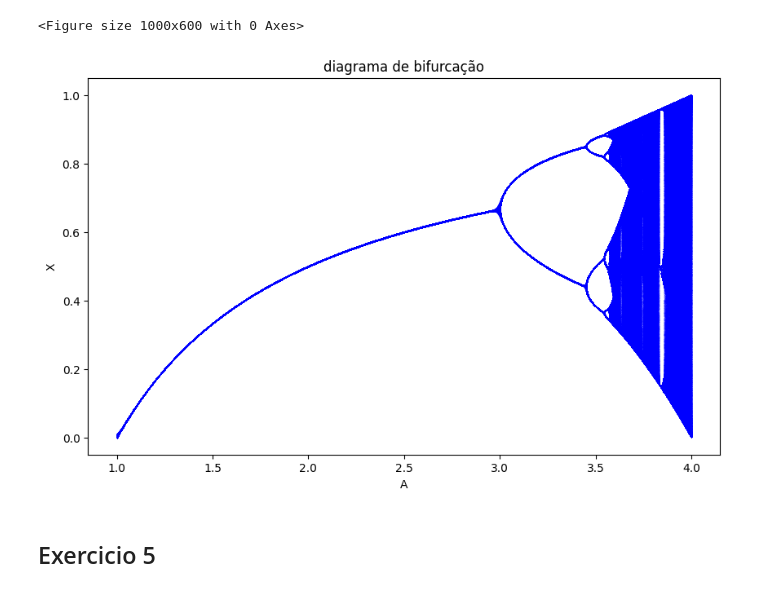
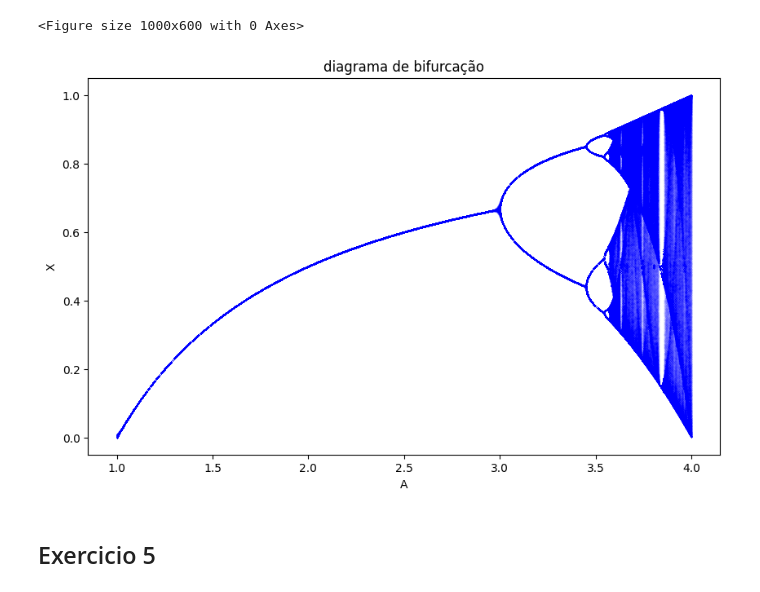
Before and after one commit to caueSordi/exercicios, a Jupyter notebook: Lista_1.ipynb, the cells around one changed output. Drawn from its saved outputs; the diff is of its cells as text; code cells hidden in the pictures.

```diff
--- a/Lista_1.ipynb
+++ b/Lista_1.ipynb
@@ -169,34 +175,34 @@ TypeError: 'list' object cannot be interpreted as an integer
 import numpy as np
 import matplotlib.pyplot as plt
 
 # Valores iniciais
 X = []
 initial_x = 0.6
 r_min = 1
 r_max = 4
 dr = 0.001
 n = int((r_max - r_min) / dr)
 
 # Iterar sobre os valores de r
 for r in np.arange(r_min, r_max, dr):
     x = [initial_x]
     for i in range(1, 5000):
         next_x = r * x[-1] * (1 - x[-1])
         x.append(next_x)
     X.append(x[100:])
 
 # pega os valores de r e x e plota
 plt.figure(figsize=(10, 6))
 for i in range(n):
     r = r_min + dr * i
     x = X[i]
-    plt.plot([r] * len(x), x, '.', markersize=0.05, color='blue')
+    plt.plot([r] * len(x), x, '.', markersize=0.01, color='blue')
 
 plt.xlabel('A')
 plt.ylabel('X')
 plt.title('diagrama de bifurcação')
 plt.show()
 # %% [output]
-[figure, old version]
+[figure, new version]
 # %% [markdown]
 ## Exercicio 5
```
Also changed, not shown: parts of 5 cells of this notebook.
